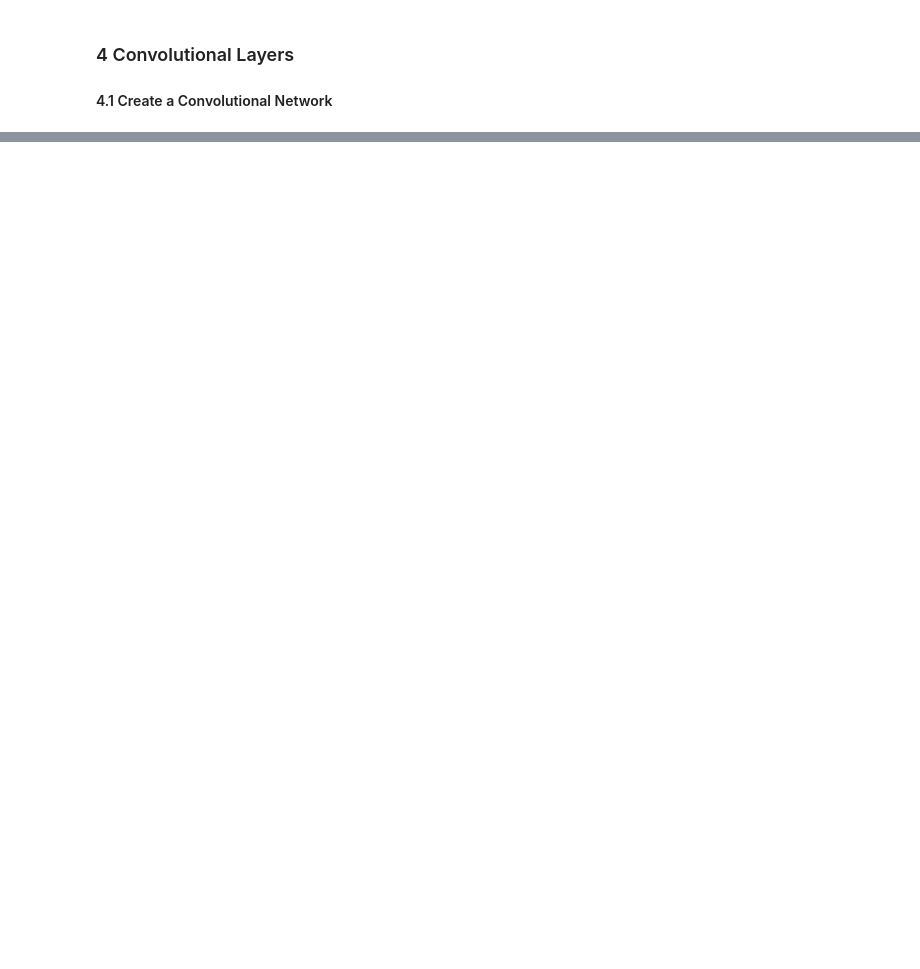
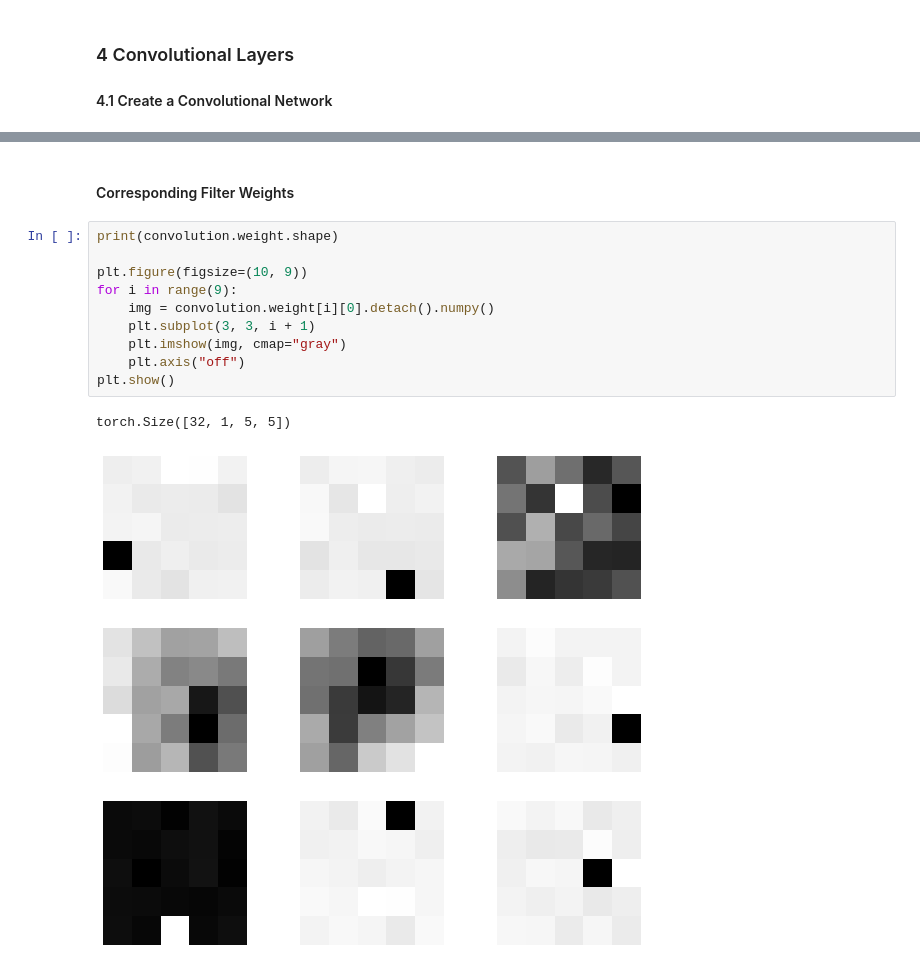
Before and after one commit to LarsKue/AML, a Jupyter notebook: exercise03/cnn-lars.ipynb, the cells around one changed output, grey strips where cells are left out. Drawn from its saved outputs; the diff is of its cells as text; blank space fills up the shorter version.

```diff
--- a/exercise03/cnn-lars.ipynb
+++ b/exercise03/cnn-lars.ipynb
@@ -373,0 +457,15 @@ NameError: name 'torch' is not defined
+# %% [markdown]
+#### Corresponding Filter Weights
+# %%
+print(convolution.weight.shape)
+
+plt.figure(figsize=(10, 9))
+for i in range(9):
+    img = convolution.weight[i][0].detach().numpy()
+    plt.subplot(3, 3, i + 1)
+    plt.imshow(img, cmap="gray")
+    plt.axis("off")
+plt.show()
+# %% [output]
+torch.Size([32, 1, 5, 5])
+[figure, added]
```
Also changed, not shown: parts of 14 cells of this notebook.
